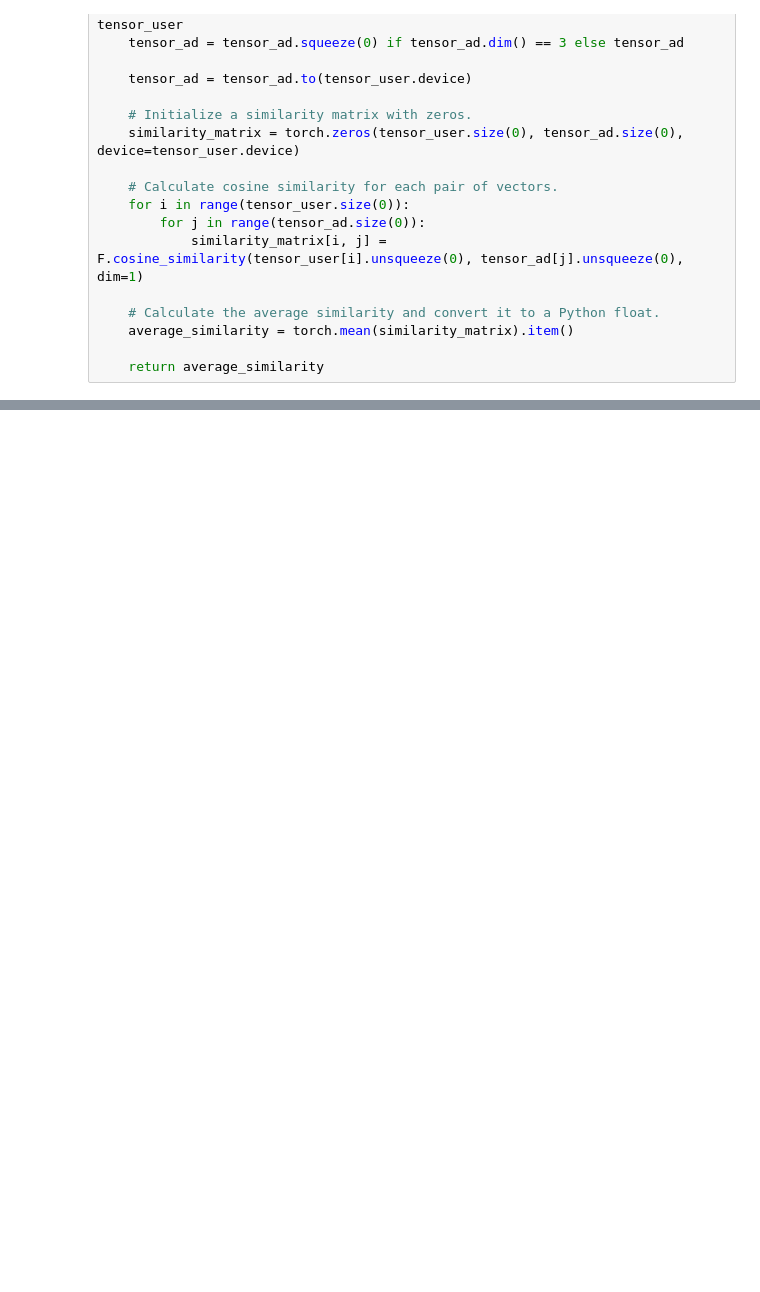
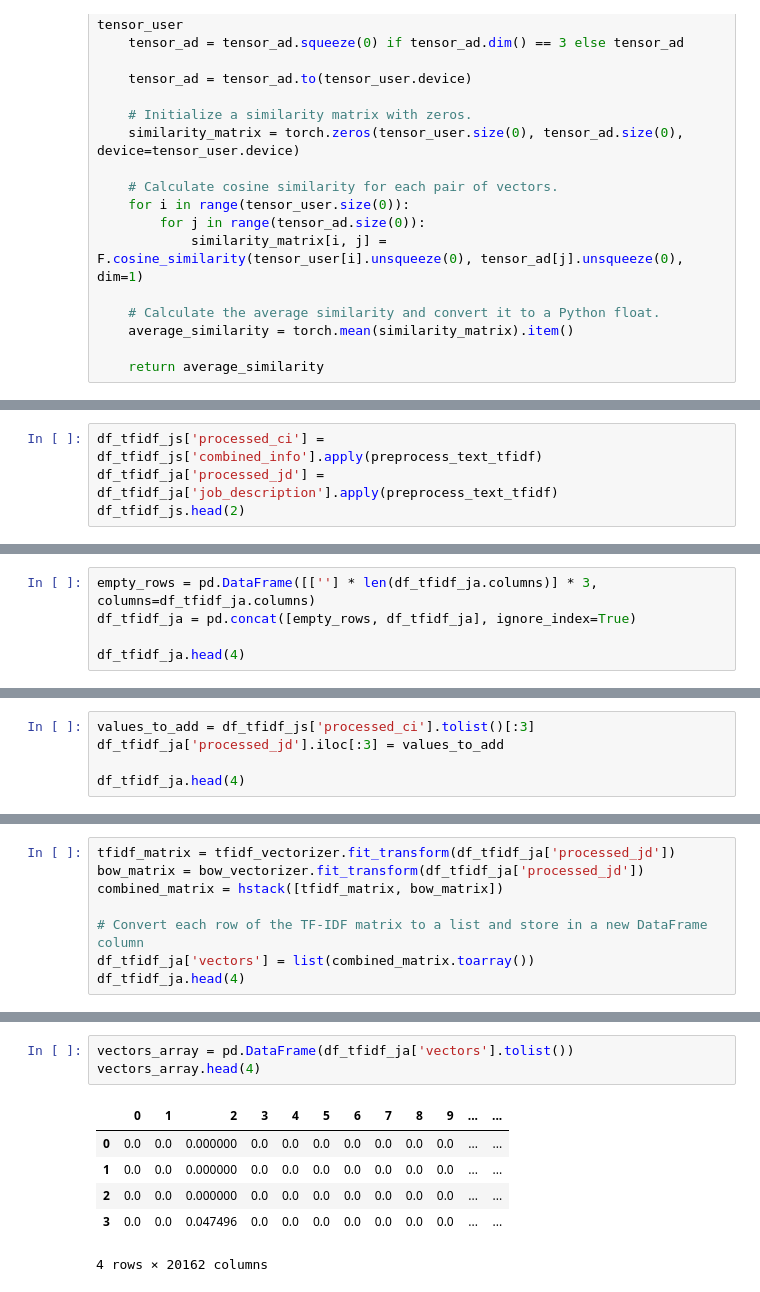
Before and after one commit to temulenbd/project-text-represetation-techniques, a Jupyter notebook: 4 cosine similarity score.ipynb, the cells around one changed output, grey strips where cells are left out. Drawn from its saved outputs; the diff is of its cells as text; blank space fills up the shorter version.

```diff
--- a/4 cosine similarity score.ipynb
+++ b/4 cosine similarity score.ipynb
@@ -471,0 +480,4 @@ sorted_user3.head()
+# %%
+df_tfidf_js['processed_ci'] = df_tfidf_js['combined_info'].apply(preprocess_text_tfidf)
+df_tfidf_ja['processed_jd'] = df_tfidf_ja['job_description'].apply(preprocess_text_tfidf)
+df_tfidf_js.head(2)
@@ -471,0 +488,5 @@ sorted_user3.head()
+# %%
+empty_rows = pd.DataFrame([[''] * len(df_tfidf_ja.columns)] * 3, columns=df_tfidf_ja.columns)
+df_tfidf_ja = pd.concat([empty_rows, df_tfidf_ja], ignore_index=True)
+
+df_tfidf_ja.head(4)
@@ -471,0 +499,5 @@ sorted_user3.head()
+# %%
+values_to_add = df_tfidf_js['processed_ci'].tolist()[:3]
+df_tfidf_ja['processed_jd'].iloc[:3] = values_to_add
+
+df_tfidf_ja.head(4)
@@ -471,0 +512,8 @@ sorted_user3.head()
+# %%
+tfidf_matrix = tfidf_vectorizer.fit_transform(df_tfidf_ja['processed_jd'])
+bow_matrix = bow_vectorizer.fit_transform(df_tfidf_ja['processed_jd'])
+combined_matrix = hstack([tfidf_matrix, bow_matrix])
+
+# Convert each row of the TF-IDF matrix to a list and store in a new DataFrame column
+df_tfidf_ja['vectors'] = list(combined_matrix.toarray())
+df_tfidf_ja.head(4)
@@ -471,0 +533,10 @@ sorted_user3.head()
+# %%
+vectors_array = pd.DataFrame(df_tfidf_ja['vectors'].tolist())
+vectors_array.head(4)
+# %% [output]
+|  | 0 | 1 | 2 | 3 | 4 | 5 | 6 | 7 | 8 | 9 | ... | ... |
+| 0 | 0.0 | 0.0 | 0.000000 | 0.0 | 0.0 | 0.0 | 0.0 | 0.0 | 0.0 | 0.0 | ... | ... |
+| 1 | 0.0 | 0.0 | 0.000000 | 0.0 | 0.0 | 0.0 | 0.0 | 0.0 | 0.0 | 0.0 | ... | ... |
+| 2 | 0.0 | 0.0 | 0.000000 | 0.0 | 0.0 | 0.0 | 0.0 | 0.0 | 0.0 | 0.0 | ... | ... |
+| 3 | 0.0 | 0.0 | 0.047496 | 0.0 | 0.0 | 0.0 | 0.0 | 0.0 | 0.0 | 0.0 | ... | ... |
+4 rows × 20162 columns
```
Also changed, not shown: parts of 126 cells of this notebook, 9 other files.
